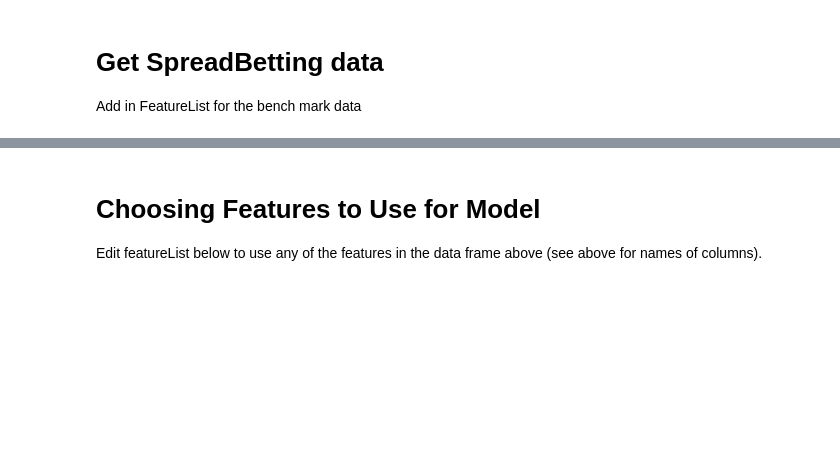
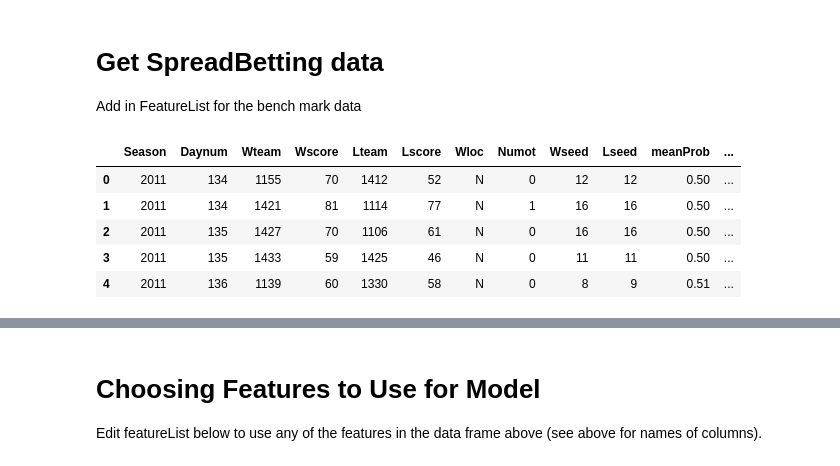
Before and after one commit to dtamayo/NCAAbasketball, a Jupyter notebook: bettingbenchmark.ipynb, the cells around one changed output, grey strips where cells are left out. Cells and saved outputs as stored; diff of their text form; code cells hidden in the pictures; blank space fills up the shorter version.

```diff
--- a/bettingbenchmark.ipynb
+++ b/bettingbenchmark.ipynb
@@ -46,33 +46,42 @@ def seeddiff(game):
     Lseed=tourney_seeddf[(tourney_seeddf['Wteam'] == game['Wteam']) & (tourney_seeddf['Lteam']==game['Lteam']) & (tourney_seeddf['Season']==game['Season'])]['Lseed']
     #print Wseed.iloc[0],Lseed.iloc[0],game['team0Win']
     #We rescale the seeddiff by dividing 8.
     if game['team0']==game['Wteam']:
         return (Wseed.iloc[0]-Lseed.iloc[0])/8.
     else:
         return (Lseed.iloc[0]-Wseed.iloc[0])/8.
     #return abs((Wseed.iloc[0]-Lseed.iloc[0])/8.)
 
 def meanprob(game):
 
     game_seeddf=tourney_seeddf[(tourney_seeddf['Wteam'] == game['Wteam']) & (tourney_seeddf['Lteam']==game['Lteam']) & (tourney_seeddf['Season']==game['Season'])]
     prob=game_seeddf['meanProb'].iloc[0]
     Wseed=game_seeddf['Wseed'].iloc[0]
     Lseed=game_seeddf['Lseed'].iloc[0]
 
     #print points,game['team0Win']
     #print prob,game['team0'],game['team1']
     #the meanprob in the table is defined as the small seed team win against the large seed team.
     #this does not need to be rescaled because it is already between 0 and 1
     if game['team0']==0:
         if Wseed < Lseed:
             return 1-prob
         else:
             return prob
     else:
         if Wseed < Lseed:
             return prob
         else:
             return 1-prob
+
+tourney_seeddf.head()
+# %% [output]
+|  | Season | Daynum | Wteam | Wscore | Lteam | Lscore | Wloc | Numot | Wseed | Lseed | meanProb | ... |
+| 0 | 2011 | 134 | 1155 | 70 | 1412 | 52 | N | 0 | 12 | 12 | 0.50 | ... |
+| 1 | 2011 | 134 | 1421 | 81 | 1114 | 77 | N | 1 | 16 | 16 | 0.50 | ... |
+| 2 | 2011 | 135 | 1427 | 70 | 1106 | 61 | N | 0 | 16 | 16 | 0.50 | ... |
+| 3 | 2011 | 135 | 1433 | 59 | 1425 | 46 | N | 0 | 11 | 11 | 0.50 | ... |
+| 4 | 2011 | 136 | 1139 | 60 | 1330 | 58 | N | 0 | 8 | 9 | 0.51 | ... |
 # %%
 fList=[spreadbet,seeddiff,meanprob]
 #spreadbet(BM_tourney_df.iloc[5])
```
Also changed, not shown: parts of 4 cells of this notebook, 2 other files.
